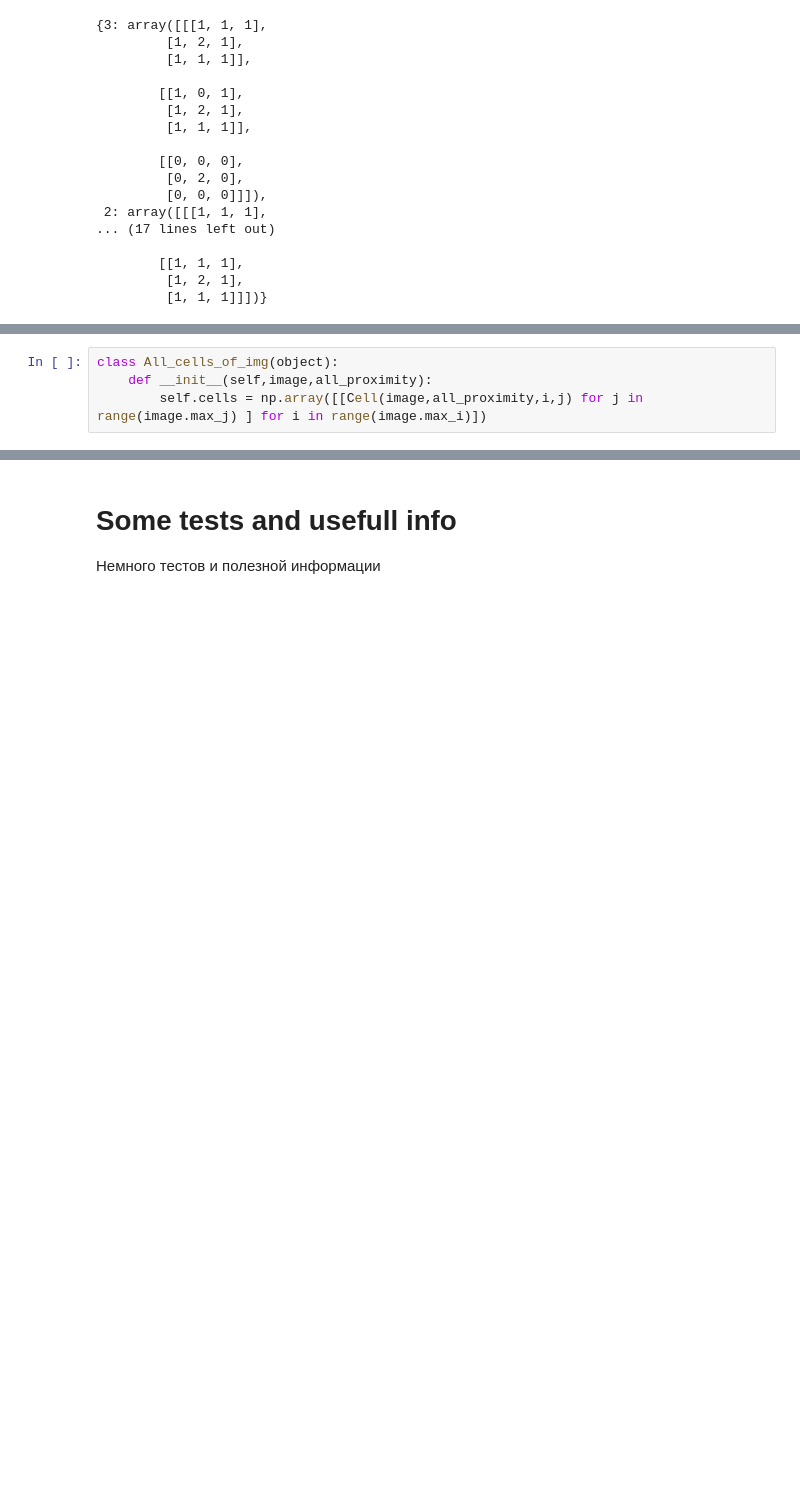
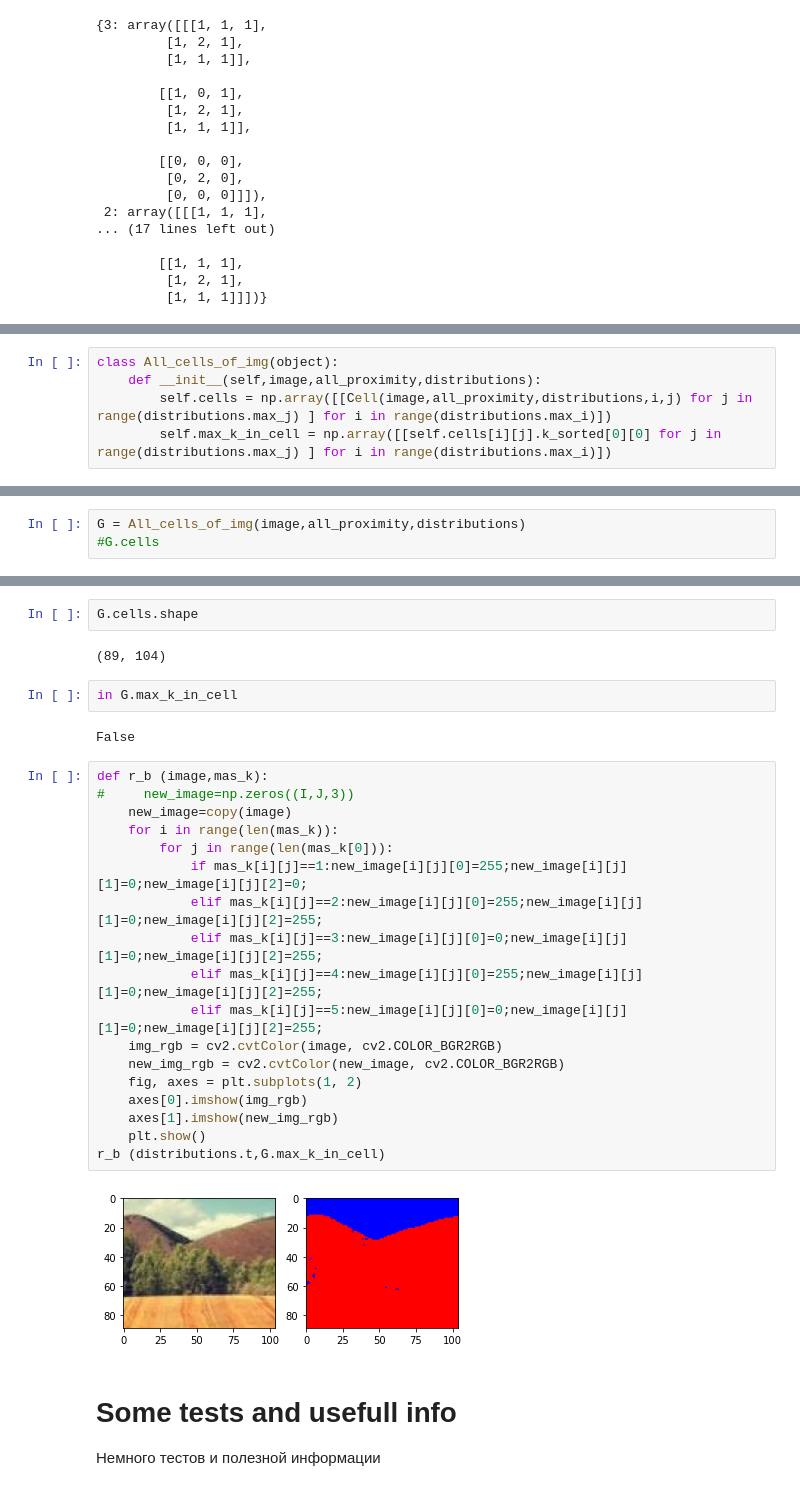
Before and after one commit to Alester99/Computational-geometry-in-computer-vision, a Jupyter notebook: Lab 2/Lab 2.ipynb, the cells around one changed output, grey strips where cells are left out. Drawn from its saved outputs; the diff is of its cells as text; blank space fills up the shorter version.

```diff
--- a/Lab 2/Lab 2.ipynb
+++ b/Lab 2/Lab 2.ipynb
@@ -742,4 +770,0 @@ cell.proximities_with_neighbours[neighbour]
-# %%
-class All_cells_of_img(object):
-    def __init__(self,image,all_proximity):
-        self.cells = np.array([[Сell(image,all_proximity,i,j) for j in range(image.max_j) ] for i in range(image.max_i)])
@@ -784,0 +825,5 @@ g[c[0]]
+# %%
+class All_cells_of_img(object):
+    def __init__(self,image,all_proximity,distributions):
+        self.cells = np.array([[Сell(image,all_proximity,distributions,i,j) for j in range(distributions.max_j) ] for i in range(distributions.max_i)])
+        self.max_k_in_cell = np.array([[self.cells[i][j].k_sorted[0][0] for j in range(distributions.max_j) ] for i in range(distributions.max_i)])
@@ -784,0 +834,3 @@ g[c[0]]
+# %%
+G = All_cells_of_img(image,all_proximity,distributions)
+#G.cells
@@ -785,3 +859,31 @@ g[c[0]]
+# %%
+G.cells.shape
+# %% [output]
+(89, 104)
+# %%
+in G.max_k_in_cell
+# %% [output]
+False
+# %%
+def r_b (image,mas_k):
+#     new_image=np.zeros((I,J,3))
+    new_image=copy(image)
+    for i in range(len(mas_k)):
+        for j in range(len(mas_k[0])):
+            if mas_k[i][j]==1:new_image[i][j][0]=255;new_image[i][j][1]=0;new_image[i][j][2]=0;
+            elif mas_k[i][j]==2:new_image[i][j][0]=255;new_image[i][j][1]=0;new_image[i][j][2]=255;
+            elif mas_k[i][j]==3:new_image[i][j][0]=0;new_image[i][j][1]=0;new_image[i][j][2]=255;
+            elif mas_k[i][j]==4:new_image[i][j][0]=255;new_image[i][j][1]=0;new_image[i][j][2]=255;
+            elif mas_k[i][j]==5:new_image[i][j][0]=0;new_image[i][j][1]=0;new_image[i][j][2]=255;
+    img_rgb = cv2.cvtColor(image, cv2.COLOR_BGR2RGB)
+    new_img_rgb = cv2.cvtColor(new_image, cv2.COLOR_BGR2RGB)
+    fig, axes = plt.subplots(1, 2)
+    axes[0].imshow(img_rgb)
+    axes[1].imshow(new_img_rgb)
+    plt.show()
+r_b (distributions.t,G.max_k_in_cell)
+# %% [output]
+[figure, added]
 # %% [markdown]
 # Some tests and usefull info
 Немного тестов и полезной информации
```
Also changed, not shown: parts of 50 cells of this notebook, 1 other file.
